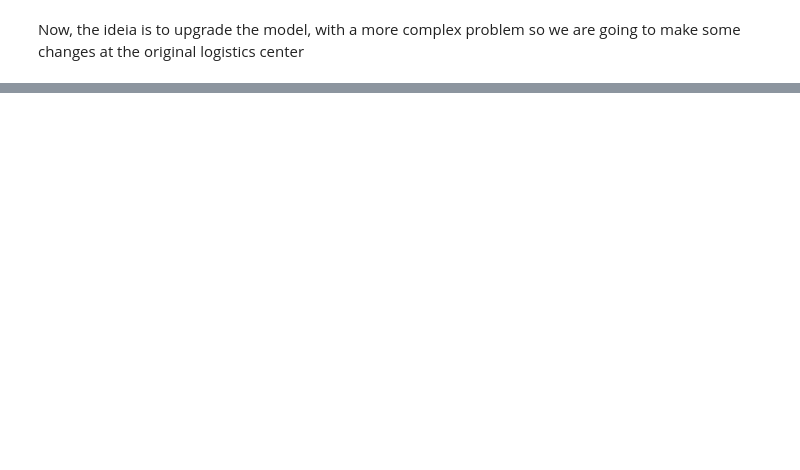
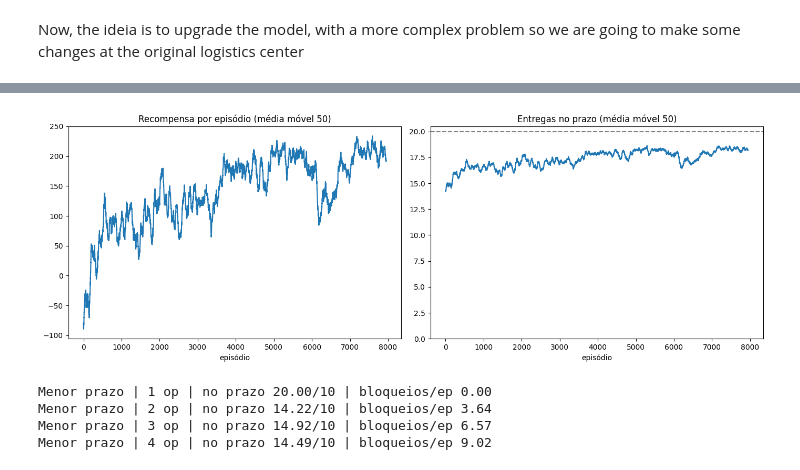
Before and after one commit to ArthurTig/Portfolio-de-projetos, a Jupyter notebook: RL Project/RL_for_logistics_centerV2.ipynb, the cells around one changed output, grey strips where cells are left out. Saved outputs shown, nothing was run; the diff lists cells and outputs as text; code cells hidden in the pictures; blank space fills up the shorter version.

```diff
--- a/RL Project/RL_for_logistics_centerV2.ipynb
+++ b/RL Project/RL_for_logistics_centerV2.ipynb
@@ -1158,0 +1080,19 @@ plt.plot(range(len(mean_deliveries)), mean_deliveries, marker = 'o', markersize
+# %%
+np.random.seed(0); rd.seed(0)
+
+env2 = logistics_center2(top_k=3, lr=0.1, gamma=0.95, epsilon_decay=0.998, num_operators=4)
+
+rewards_list = []
+deliveries_on_time_list = []
+blocks = []
+
+for episode in range(8000):
+    r, b, k = env2.episode(train=True)
+    rewards_list.append(r)
+    deliveries_on_time_list.append(b)
+    blocks.append(k)
+    if (episode + 1) % 500 == 0:
+        print(f"Episódio {episode+1:5d} | epsilon={env2.my_table.epsilon:.3f} | "
+              f"Bloqueios(média últimos 100): {np.mean(blocks[-100:]):.2f}/20 | "
+              f"no prazo (média últimos 100): {np.mean(deliveries_on_time_list[-100:]):.2f}/20"
+               )
@@ -1158,0 +1116,61 @@ plt.plot(range(len(mean_deliveries)), mean_deliveries, marker = 'o', markersize
+# %%
+def moving_avg(x, w=50):
+    return np.convolve(x, np.ones(w)/w, mode="valid")
+
+fig, ax = plt.subplots(1, 2, figsize=(14, 5))
+
+ax[0].plot(moving_avg(rewards_list))
+ax[0].set_title("Recompensa por episódio (média móvel 50)")
+ax[0].set_xlabel("episódio")
+
+ax[1].plot(moving_avg(deliveries_on_time_list))
+ax[1].axhline(20, ls="--", c="gray")
+ax[1].set_title("Entregas no prazo (média móvel 50)")
+ax[1].set_ylim(0, 20.5)
+ax[1].set_xlabel("episódio")
+
+plt.tight_layout()
+plt.show()
+# %% [output]
+[figure, added]
+# %%
+##Menor prazo
+def test_policy(policy, num_operators=4, n_episodes=1000, seed=0):
+    np.random.seed(seed); rd.seed(seed)
+    env = logistics_center2(num_operators=num_operators)
+
+    on_time_list, blocked_list = [], []
+    for _ in range(n_episodes):
+        env.reset()
+        state, agent = env.state, env.agent
+        on_time_count, blocked_count = 0, 0
+
+        while state.status.any():
+            operator = state.next_operator()
+            pending = [i for i in range(env.num_deliveries) if state.status[i] == 1]
+
+            delivery = policy(state, operator, pending)     # a política escolhe a entrega
+            on_time, blocked = agent.execute_delivery(delivery, operator)
+
+            on_time_count += on_time
+            blocked_count += blocked
+
+        on_time_list.append(on_time_count)
+        blocked_list.append(blocked_count)
+
+    return np.mean(on_time_list), np.mean(blocked_list)
+
+
+# Regra "menor prazo": escolhe a entrega pendente com o menor deadline
+def earliest_deadline(state, operator, pending):
+    return min(pending, key=lambda i: state.deadline[i])
+
+
+for nop in (1, 2, 3, 4):
+    a, b = test_policy(earliest_deadline, nop)
+    print(f"Menor prazo | {nop} op | no prazo {a:.2f}/10 | bloqueios/ep {b:.2f}")
+# %% [output]
+Menor prazo | 1 op | no prazo 20.00/10 | bloqueios/ep 0.00
+Menor prazo | 2 op | no prazo 14.22/10 | bloqueios/ep 3.64
+Menor prazo | 3 op | no prazo 14.92/10 | bloqueios/ep 6.57
+Menor prazo | 4 op | no prazo 14.49/10 | bloqueios/ep 9.02
```
Also changed, not shown: parts of 14 cells of this notebook.
